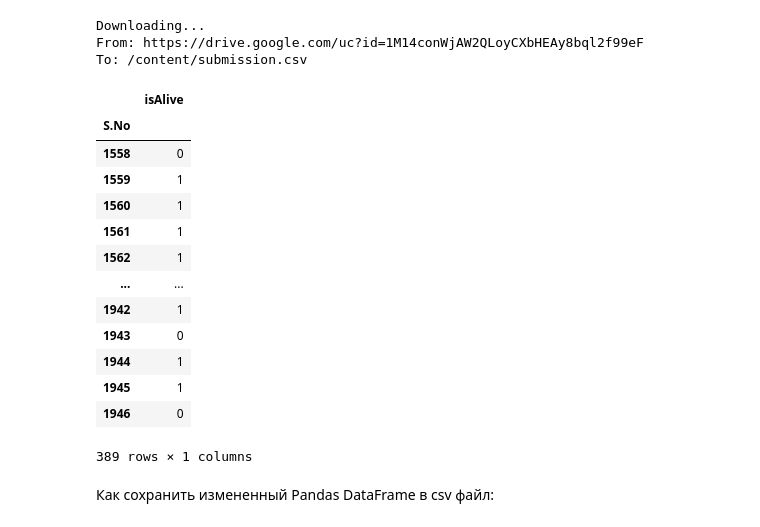
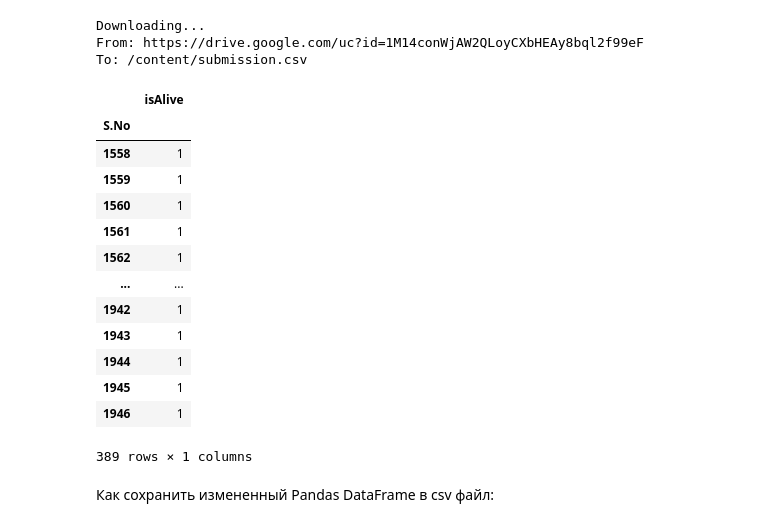
Before and after one commit to RedkinDenis/DeepLearning, a Jupyter notebook: week_01_ml_intro/Homework/hw_1_game_of_thrones.ipynb, the cells around one changed output. Drawn from its saved outputs; the diff is of its cells as text; code cells hidden in the pictures.

```diff
--- a/week_01_ml_intro/Homework/hw_1_game_of_thrones.ipynb
+++ b/week_01_ml_intro/Homework/hw_1_game_of_thrones.ipynb
@@ -275,24 +317,3 @@ def titles_houses(data):
 
 titles_houses(data)
 titles_houses(data_test)
-# %%
-# кодировка категориальных призанков
-
-from sklearn.preprocessing import OrdinalEncoder
-
-cat_features = ['title', 'house', 'culture']
-
-# Create a LabelEncoder object
-encoding = OrdinalEncoder(handle_unknown='use_encoded_value', unknown_value=-1)
-
-# Fit and transform the categorical data
-
-# for column in cat_features:
-data[cat_features] = encoding.fit_transform(data[cat_features])
-
-# for column in cat_features:
-data_test[cat_features] = encoding.transform(data_test[cat_features])
-
-data
-
-# data[cat_features]
@@ -313,0 +320,14 @@ data
+# %%
+from category_encoders import TargetEncoder
+
+# кодировка категориальных призанков
+cat_features = ['title', 'house', 'culture']
+
+encoder = TargetEncoder(cols=cat_features)
+encoder.fit(data.drop(columns=['isAlive']), data['isAlive'])
+
+data = pd.concat([encoder.transform(data.drop(columns=['isAlive'])), data['isAlive']], axis=1)
+
+data_test = encoder.transform(data_test)
+
+data
@@ -495,9 +518,9 @@ random_search = RandomizedSearchCV(
     n_jobs=-1,
     random_state=42
 )
-grid_search.fit(X_train, y_train)
+random_search.fit(X_train, y_train)
 
 # Лучшие параметры
-print("Лучшие параметры для LogisticRegression:", grid_search.best_params_)
-best_LR = grid_search.best_estimator_
+print("Лучшие параметры для LogisticRegression:", random_search.best_params_)
+best_LR = random_search.best_estimator_
 # %% [output]
@@ -786,23 +843,23 @@ To: /content/submission.csv
 # %%
 submission = pd.read_csv("/content/submission.csv", index_col='S.No')
 # %%
-test = scaler.transform(data_test)
-submission['isAlive'] = DTC_best_model.predict(test)
+# test = scaler.transform(data_test)
+submission['isAlive'] = best_rf.predict(data_test)
 submission
 # %% [output]
 |  | isAlive |
 | S.No |  |
-| 1558 | 0 |
+| 1558 | 1 |
 | 1559 | 1 |
 | 1560 | 1 |
 | 1561 | 1 |
 | 1562 | 1 |
 | ... | ... |
 | 1942 | 1 |
-| 1943 | 0 |
+| 1943 | 1 |
 | 1944 | 1 |
 | 1945 | 1 |
-| 1946 | 0 |
+| 1946 | 1 |
 389 rows × 1 columns
 # %% [markdown]
 Как сохранить измененный Pandas DataFrame в csv файл:
```
Also changed, not shown: parts of 33 cells of this notebook.
